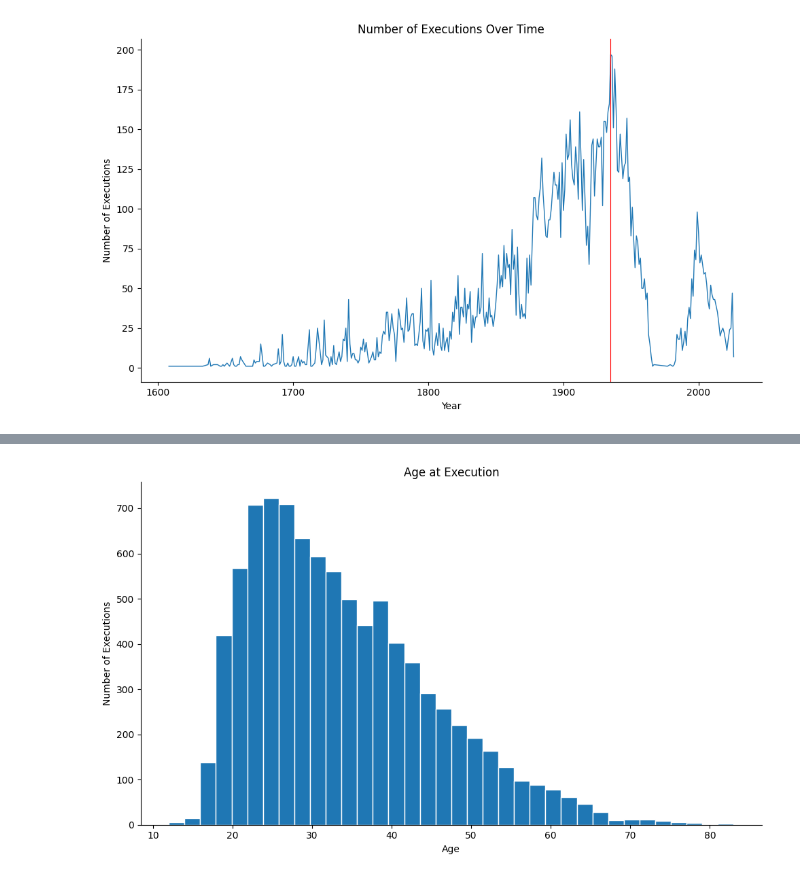
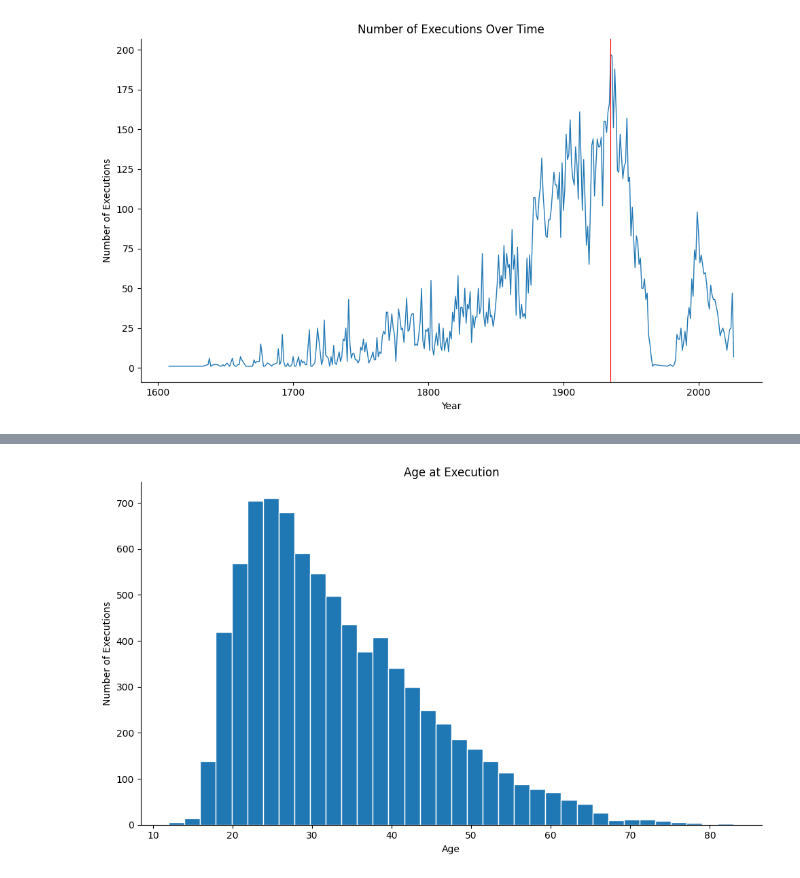
Before and after one commit to max-reevage/us-execution-trends-exploration, a Jupyter notebook: notebooks/execution_data_practice.ipynb, the cells around one changed output, grey strips where cells are left out. Drawn from its saved outputs; the diff is of its cells as text; code cells hidden in the pictures.

```diff
--- a/notebooks/execution_data_practice.ipynb
+++ b/notebooks/execution_data_practice.ipynb
@@ -301,7 +305,7 @@ plt.show()
 # get victim race value count
 # %%
 # do age column value counts and plot histogram
-df_h_age_clean = df_h.drop(df_h[df_h['age'] == 0].index)
+df_h_age_clean = df_h_pre1977.drop(df_h_pre1977[df_h_pre1977['age'] == 0].index)
 df_h_age_clean.head()
 # %% [output]
 |  | race | sex | age | name | crime_com | exec_method | date_day | date_month | date_year | state | ... |
@@ -316,21 +317,22 @@ age_distribution = age_combined.value_counts().sort_index()
 # %%
+age_combined = pd.concat([df_h_age_clean['age'], df_m['Age']])
+
 plt.figure(figsize=(10,6))
 plt.hist(
-    age_distribution.index,
-    weights=age_distribution.values,
+    age_combined,
     edgecolor = "white",
     bins = 36
 )
 
 plt.xlabel("Age")
 plt.ylabel("Number of Executions")
 plt.title("Age at Execution")
 
 ax = plt.gca()
 ax.spines['top'].set_visible(False)
 ax.spines['right'].set_visible(False)
 
 plt.tight_layout()
 plt.show()
 # %% [output]
-[figure, old version]
+[figure, new version]
```
Also changed, not shown: parts of 7 cells of this notebook.
